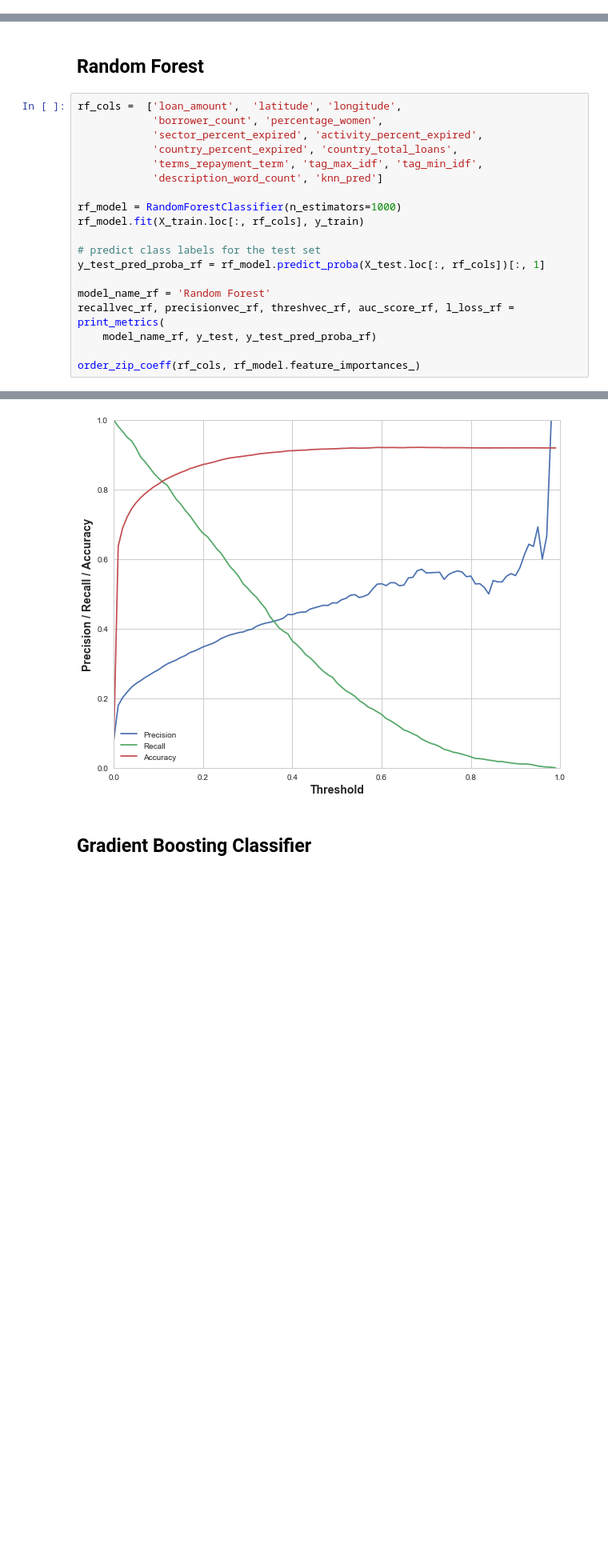
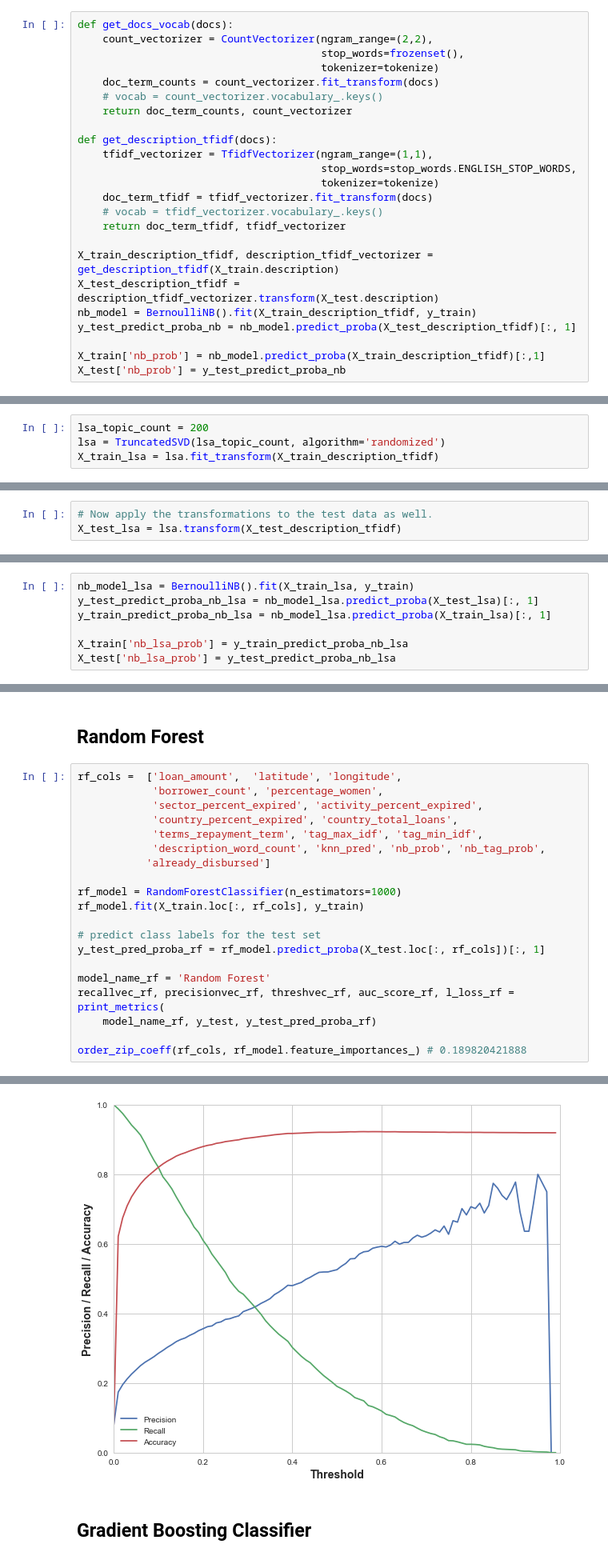
Before and after one commit to nanafwu/kiva-loan-classification, a Jupyter notebook: Kiva_Loan_Classification.ipynb, the cells around one changed output, grey strips where cells are left out. Shown: that part at 80% size. Saved outputs shown, nothing was run; the diff lists cells and outputs as text; blank space fills up the shorter version.

```diff
--- a/Kiva_Loan_Classification.ipynb
+++ b/Kiva_Loan_Classification.ipynb
@@ -501,0 +536,24 @@ False negatives:  [0 1] (Indices 1, 3), False Neg Count:  1
+# %%
+def get_docs_vocab(docs):
+    count_vectorizer = CountVectorizer(ngram_range=(2,2),
+                                       stop_words=frozenset(),
+                                       tokenizer=tokenize)
+    doc_term_counts = count_vectorizer.fit_transform(docs)
+    # vocab = count_vectorizer.vocabulary_.keys()
+    return doc_term_counts, count_vectorizer
+
+def get_description_tfidf(docs):
+    tfidf_vectorizer = TfidfVectorizer(ngram_range=(1,1),
+                                       stop_words=stop_words.ENGLISH_STOP_WORDS,
+                                       tokenizer=tokenize)
+    doc_term_tfidf = tfidf_vectorizer.fit_transform(docs)
+    # vocab = tfidf_vectorizer.vocabulary_.keys()
+    return doc_term_tfidf, tfidf_vectorizer
+
+X_train_description_tfidf, description_tfidf_vectorizer = get_description_tfidf(X_train.description)
+X_test_description_tfidf = description_tfidf_vectorizer.transform(X_test.description)
+nb_model = BernoulliNB().fit(X_train_description_tfidf, y_train)
+y_test_predict_proba_nb = nb_model.predict_proba(X_test_description_tfidf)[:, 1]
+
+X_train['nb_prob'] = nb_model.predict_proba(X_train_description_tfidf)[:,1]
+X_test['nb_prob'] = y_test_predict_proba_nb
@@ -501,0 +598,4 @@ False negatives:  [0 1] (Indices 1, 3), False Neg Count:  1
+# %%
+lsa_topic_count = 200
+lsa = TruncatedSVD(lsa_topic_count, algorithm='randomized')
+X_train_lsa = lsa.fit_transform(X_train_description_tfidf)
@@ -501,0 +611,3 @@ False negatives:  [0 1] (Indices 1, 3), False Neg Count:  1
+# %%
+# Now apply the transformations to the test data as well.
+X_test_lsa = lsa.transform(X_test_description_tfidf)
@@ -502,3 +620,10 @@ False negatives:  [0 1] (Indices 1, 3), False Neg Count:  1
+# %%
+nb_model_lsa = BernoulliNB().fit(X_train_lsa, y_train)
+y_test_predict_proba_nb_lsa = nb_model_lsa.predict_proba(X_test_lsa)[:, 1]
+y_train_predict_proba_nb_lsa = nb_model_lsa.predict_proba(X_train_lsa)[:, 1]
+
+X_train['nb_lsa_prob'] = y_train_predict_proba_nb_lsa
+X_test['nb_lsa_prob'] = y_test_predict_proba_nb_lsa
 # %% [markdown]
 ## k-NN
 Use k-NN as a feature input to another model to capture interaction effects. k-NN suffers heavily from curse of dimensionality so only use 3 features.
@@ -588,7 +713,8 @@ rf_cols =  ['loan_amount',  'latitude', 'longitude',
             'sector_percent_expired', 'activity_percent_expired',
             'country_percent_expired', 'country_total_loans',
             'terms_repayment_term', 'tag_max_idf', 'tag_min_idf',
-            'description_word_count', 'knn_pred']
+            'description_word_count', 'knn_pred', 'nb_prob', 'nb_tag_prob',
+           'already_disbursed']
 
 rf_model = RandomForestClassifier(n_estimators=1000)
 rf_model.fit(X_train.loc[:, rf_cols], y_train)
@@ -600,6 +726,6 @@ model_name_rf = 'Random Forest'
 recallvec_rf, precisionvec_rf, threshvec_rf, auc_score_rf, l_loss_rf = print_metrics(
     model_name_rf, y_test, y_test_pred_proba_rf)
 
-order_zip_coeff(rf_cols, rf_model.feature_importances_)
+order_zip_coeff(rf_cols, rf_model.feature_importances_) # 0.189820421888
 # %% [output]
 ---  Random Forest  ---
@@ -622,4 +751,4 @@ Log Loss:  0.195713183012
-[figure, old version]
+[figure, new version]
 # %% [markdown]
 ## Gradient Boosting Classifier
 # %%
```
Also changed, not shown: parts of 35 cells of this notebook.
